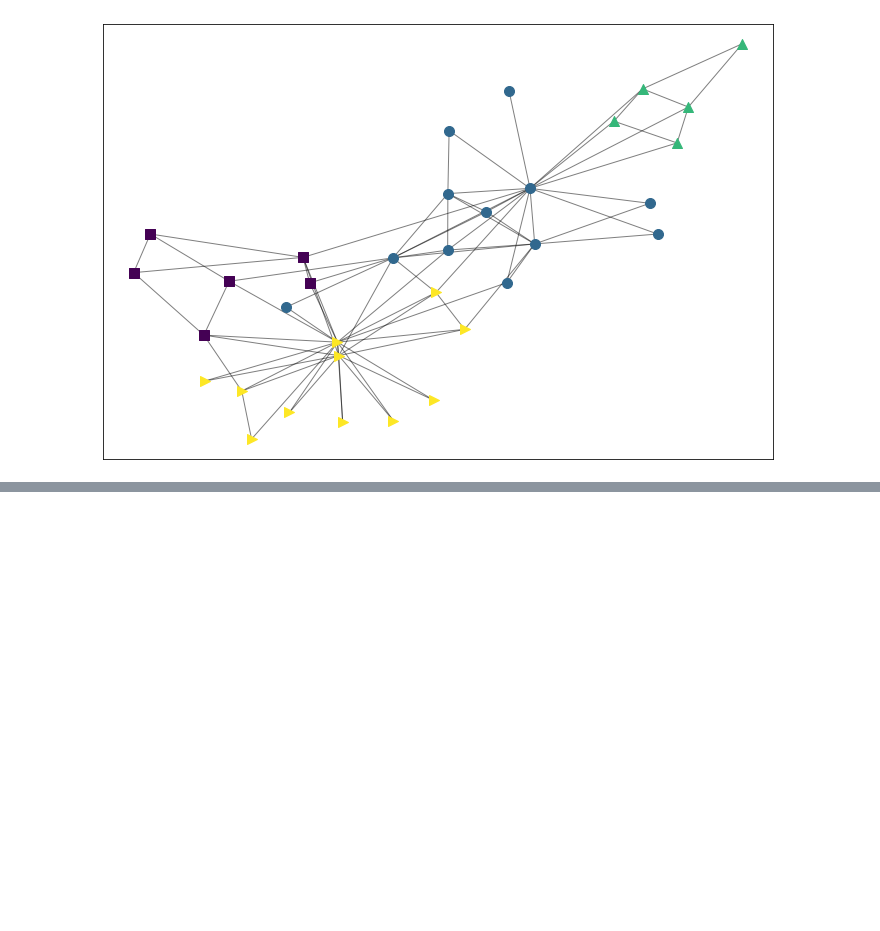
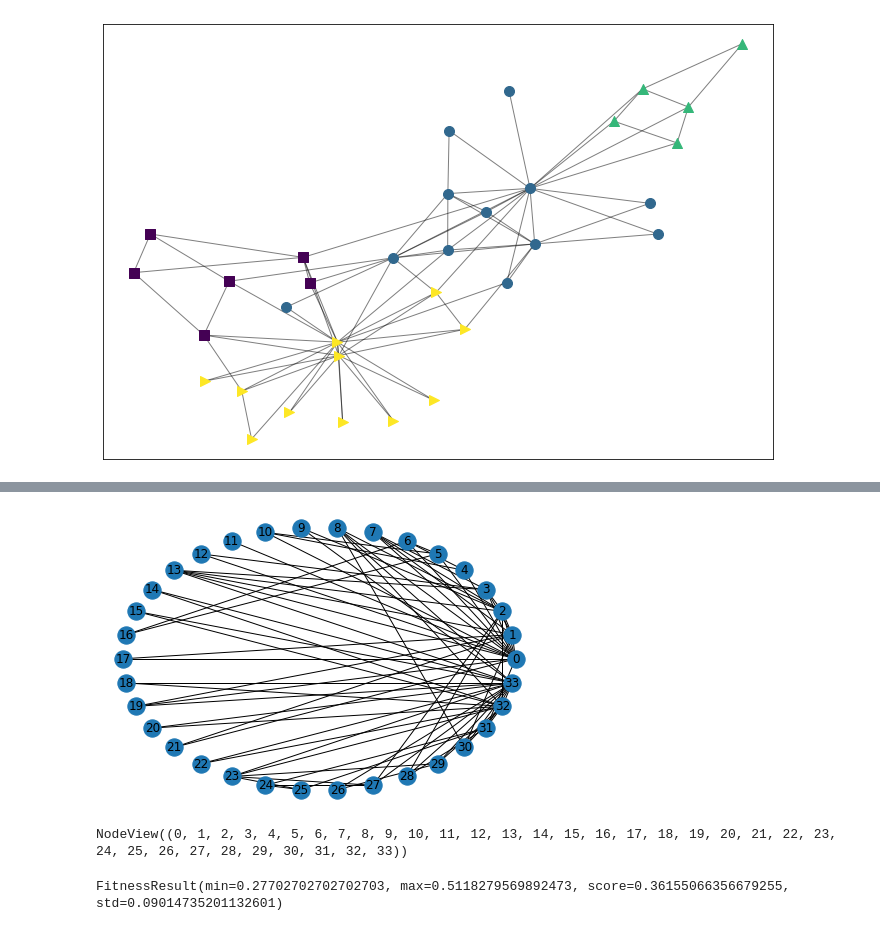
Before and after one commit to mamintoosi-papers-codes/ClusterGCN, a Jupyter notebook: karate.ipynb, the cells around one changed output, grey strips where cells are left out. Saved outputs shown, nothing was run; the diff lists cells and outputs as text; code cells hidden in the pictures; blank space fills up the shorter version.

```diff
--- a/karate.ipynb
+++ b/karate.ipynb
@@ -26,0 +59,21 @@ for node, color in partition.items():
+# %%
+# partition
+# print("Node Degree")
+# for v in G:
+#     print(f"{v:4} {G.degree(v):6}")
+
+nx.draw_circular(G, with_labels=True)
+plt.show()
+# %% [output]
+[figure, added]
+# %%
+ G.nodes()
+# %% [output]
+NodeView((0, 1, 2, 3, 4, 5, 6, 7, 8, 9, 10, 11, 12, 13, 14, 15, 16, 17, 18, 19, 20, 21, 22, 23, 24, 25, 26, 27, 28, 29, 30, 31, 32, 33))
+# %%
+from cdlib.algorithms import louvain
+communities = louvain(G)
+mod = communities.normalized_cut()
+mod
+# %% [output]
+FitnessResult(min=0.27702702702702703, max=0.5118279569892473, score=0.36155066356679255, std=0.09014735201132601)
```
Also changed, not shown: parts of 7 cells of this notebook, 2 other files.
